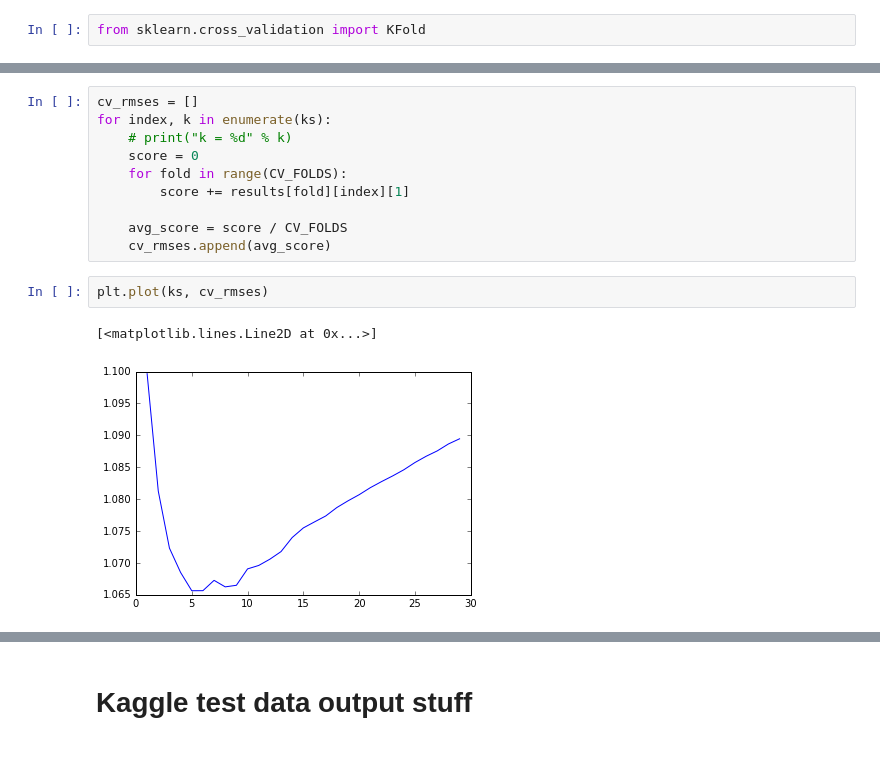
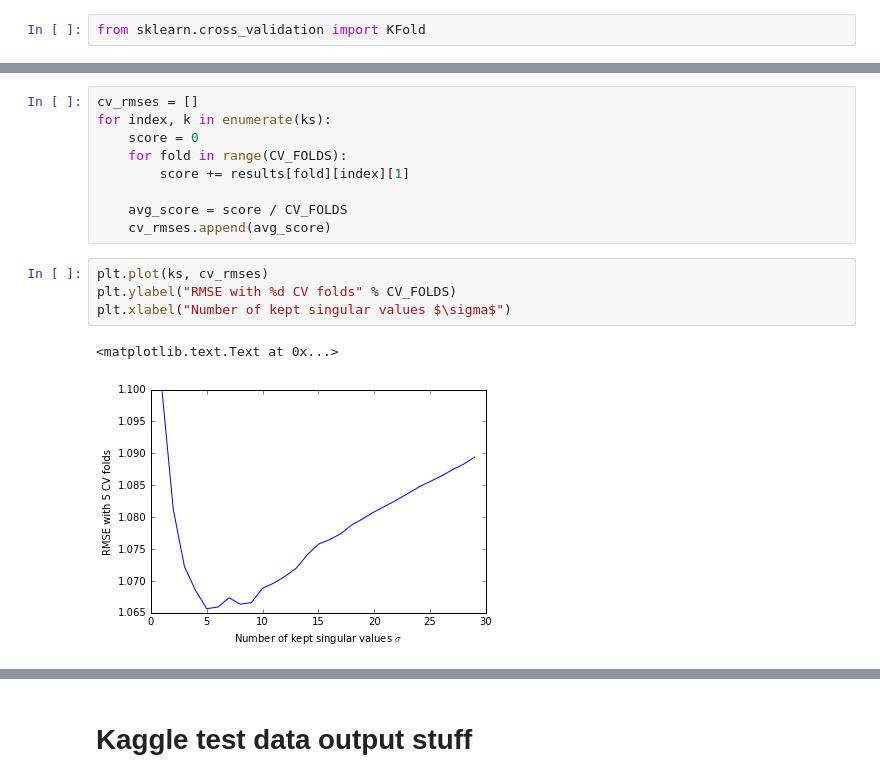
Before and after one commit to AndreiBarsan/cil-exercises, a Jupyter notebook: cil-exercise-03.ipynb, the cells around one changed output, grey strips where cells are left out. Cells and saved outputs as stored; diff of their text form; blank space fills up the shorter version.

```diff
--- a/cil-exercise-03.ipynb
+++ b/cil-exercise-03.ipynb
@@ -489,18 +498,19 @@ Done.
 # %%
 cv_rmses = []
 for index, k in enumerate(ks):
-    # print("k = %d" % k)
     score = 0
     for fold in range(CV_FOLDS):
         score += results[fold][index][1]
 
     avg_score = score / CV_FOLDS
     cv_rmses.append(avg_score)
-# %%
-plt.plot(ks, cv_rmses)
-# %% [output]
-[<matplotlib.lines.Line2D at 0x...>]
-[figure, removed]
+# %%
+plt.plot(ks, cv_rmses)
+plt.ylabel("RMSE with %d CV folds" % CV_FOLDS)
+plt.xlabel("Number of kept singular values $\sigma$")
+# %% [output]
+<matplotlib.text.Text at 0x...>
+[figure, added]
 # %%
 plt.plot(ks[3:10], cv_rmses[3:10])
 # %% [output]
```
Also changed, not shown: parts of 4 cells of this notebook.
